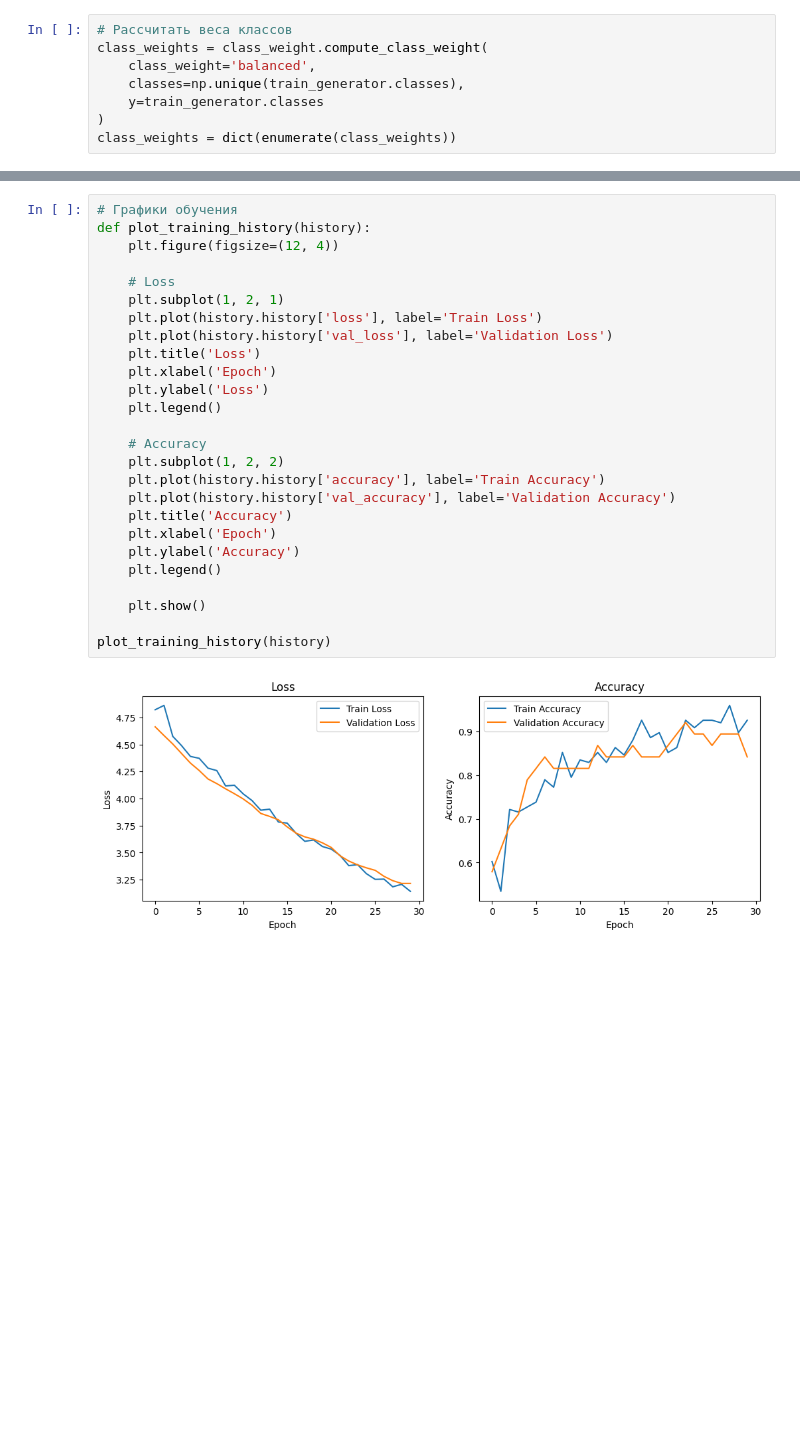
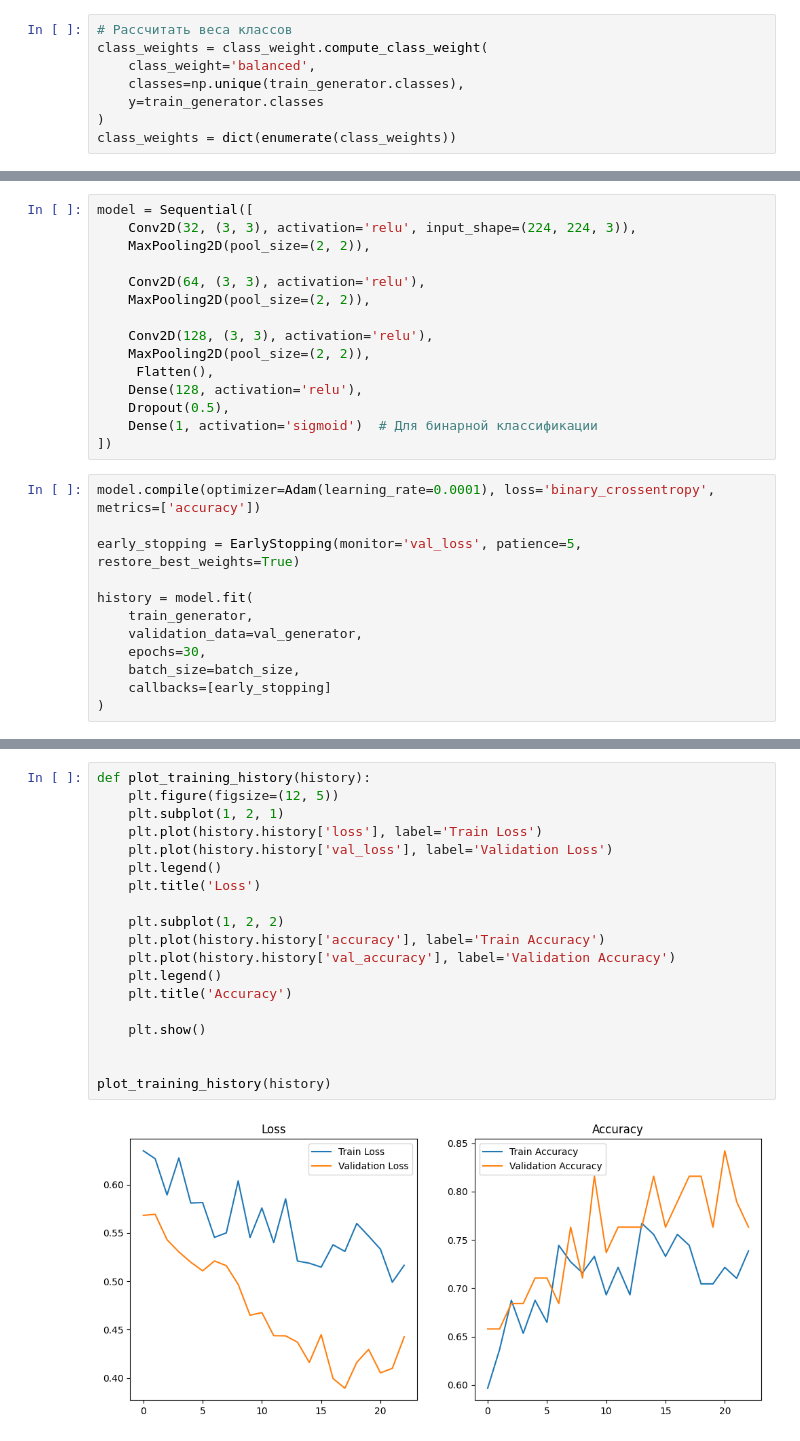
Before and after one commit to IIcon18/BrainTumorDetect-CNN, a Jupyter notebook: BrainTumorDetect-CNN.ipynb, the cells around one changed output, grey strips where cells are left out. Cells and saved outputs as stored; diff of their text form; blank space fills up the shorter version.

```diff
--- a/BrainTumorDetect-CNN.ipynb
+++ b/BrainTumorDetect-CNN.ipynb
@@ -118,0 +101,27 @@ Epoch 30/30
+# %%
+model = Sequential([
+    Conv2D(32, (3, 3), activation='relu', input_shape=(224, 224, 3)),
+    MaxPooling2D(pool_size=(2, 2)),
+
+    Conv2D(64, (3, 3), activation='relu'),
+    MaxPooling2D(pool_size=(2, 2)),
+
+    Conv2D(128, (3, 3), activation='relu'),
+    MaxPooling2D(pool_size=(2, 2)),
+     Flatten(),
+    Dense(128, activation='relu'),
+    Dropout(0.5),
+    Dense(1, activation='sigmoid')  # Для бинарной классификации
+])
+# %%
+model.compile(optimizer=Adam(learning_rate=0.0001), loss='binary_crossentropy', metrics=['accuracy'])
+
+early_stopping = EarlyStopping(monitor='val_loss', patience=5, restore_best_weights=True)
+
+history = model.fit(
+    train_generator,
+    validation_data=val_generator,
+    epochs=30,
+    batch_size=batch_size,
+    callbacks=[early_stopping]
+)
@@ -119,28 +146,21 @@ Epoch 30/30
 # %%
-# Графики обучения
 def plot_training_history(history):
-    plt.figure(figsize=(12, 4))
-
-    # Loss
+    plt.figure(figsize=(12, 5))
     plt.subplot(1, 2, 1)
     plt.plot(history.history['loss'], label='Train Loss')
     plt.plot(history.history['val_loss'], label='Validation Loss')
+    plt.legend()
     plt.title('Loss')
-    plt.xlabel('Epoch')
-    plt.ylabel('Loss')
-    plt.legend()
 
-    # Accuracy
     plt.subplot(1, 2, 2)
     plt.plot(history.history['accuracy'], label='Train Accuracy')
     plt.plot(history.history['val_accuracy'], label='Validation Accuracy')
+    plt.legend()
     plt.title('Accuracy')
-    plt.xlabel('Epoch')
-    plt.ylabel('Accuracy')
-    plt.legend()
 
     plt.show()
 
+
 plot_training_history(history)
 # %% [output]
-[figure, old version]
+[figure, new version]
```
Also changed, not shown: parts of 17 cells of this notebook.
